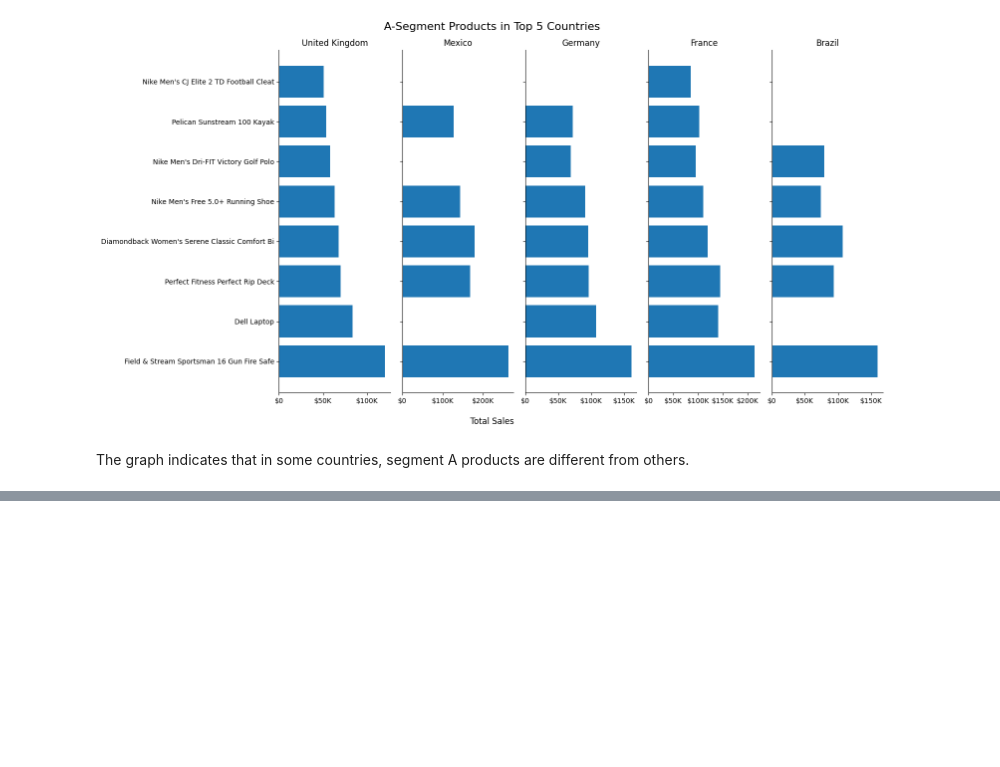
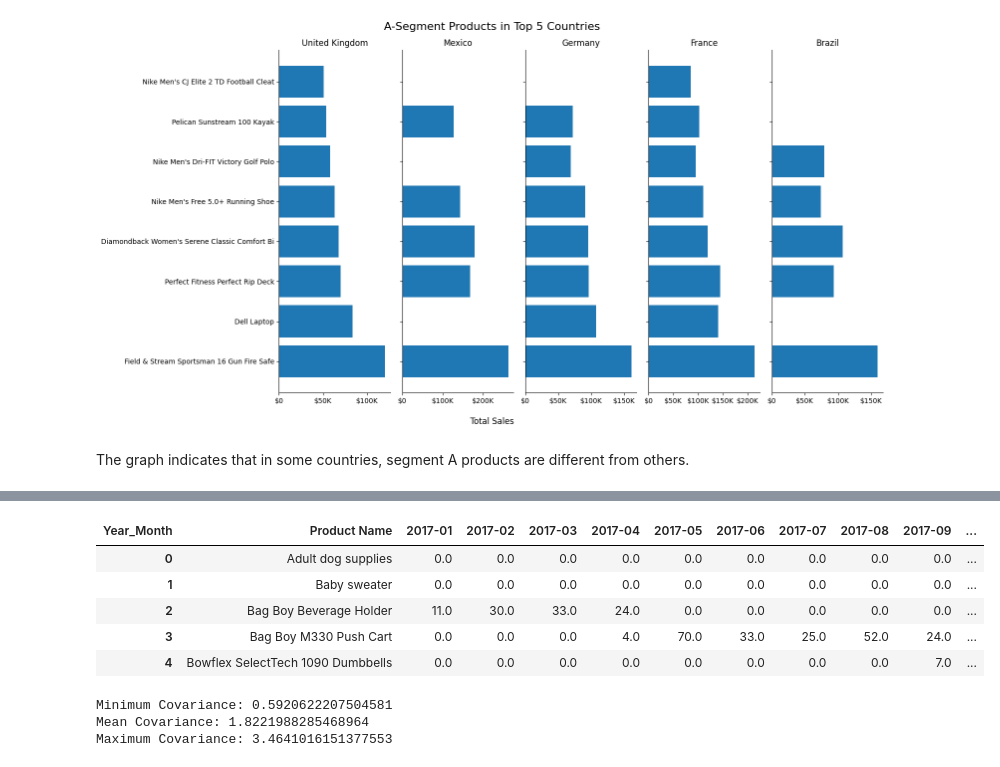
Before and after one commit to emirhansilsupur/supply-chain-analytics-forecasting, a Jupyter notebook: SC_Analytics_Forecasting.ipynb, the cells around one changed output, grey strips where cells are left out. Saved outputs shown, nothing was run; the diff lists cells and outputs as text; code cells hidden in the pictures; blank space fills up the shorter version.

```diff
--- a/SC_Analytics_Forecasting.ipynb
+++ b/SC_Analytics_Forecasting.ipynb
@@ -968,0 +973,8 @@ The graph indicates that in some countries, segment A products are different fro
+# %%
+df_clustering_cp["Year"] = df_clustering_cp["order date (DateOrders)"].dt.year
+df_clustering_cp["Month"] = df_clustering_cp["order date (DateOrders)"].dt.month
+# %%
+df_cp_agg = df_clustering_cp.groupby(["Product Name","Year","Month"])["Order Item Quantity"].sum().reset_index()
+# %%
+df_cp_agg["Month"] = df_cp_agg["Month"].map("{:02}".format)
+df_cp_agg["Year_Month"] = df_cp_agg["Year"].astype(str) + "-" + df_cp_agg["Month"].astype(str)
@@ -968,0 +990,11 @@ The graph indicates that in some countries, segment A products are different fro
+# %%
+df_cp_wide = df_cp_agg.pivot(index="Product Name",columns="Year_Month", values="Order Item Quantity").reset_index().fillna(0)
+# %%
+df_cp_wide.head()
+# %% [output]
+| Year_Month | Product Name | 2017-01 | 2017-02 | 2017-03 | 2017-04 | 2017-05 | 2017-06 | 2017-07 | 2017-08 | 2017-09 | ... |
+| 0 | Adult dog supplies | 0.0 | 0.0 | 0.0 | 0.0 | 0.0 | 0.0 | 0.0 | 0.0 | 0.0 | ... |
+| 1 | Baby sweater | 0.0 | 0.0 | 0.0 | 0.0 | 0.0 | 0.0 | 0.0 | 0.0 | 0.0 | ... |
+| 2 | Bag Boy Beverage Holder | 11.0 | 30.0 | 33.0 | 24.0 | 0.0 | 0.0 | 0.0 | 0.0 | 0.0 | ... |
+| 3 | Bag Boy M330 Push Cart | 0.0 | 0.0 | 0.0 | 4.0 | 70.0 | 33.0 | 25.0 | 52.0 | 24.0 | ... |
+| 4 | Bowflex SelectTech 1090 Dumbbells | 0.0 | 0.0 | 0.0 | 0.0 | 0.0 | 0.0 | 0.0 | 0.0 | 7.0 | ... |
@@ -968,0 +1010,8 @@ The graph indicates that in some countries, segment A products are different fro
+# %%
+print("Minimum Covariance:", df_cp_wide["cov"].min())
+print("Mean Covariance:", df_cp_wide["cov"].mean())
+print("Maximum Covariance:", df_cp_wide["cov"].max())
+# %% [output]
+Minimum Covariance: 0.5920622207504581
+Mean Covariance: 1.8221988285468964
+Maximum Covariance: 3.4641016151377553
```
Also changed, not shown: parts of 18 cells of this notebook.
